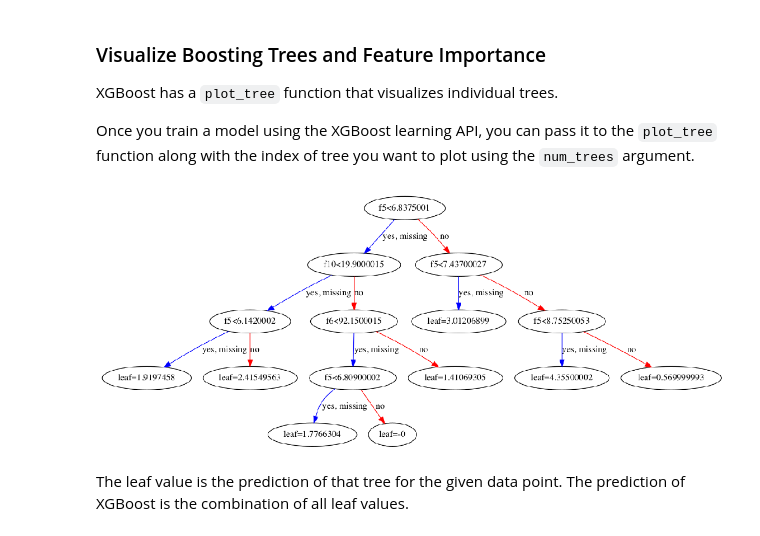
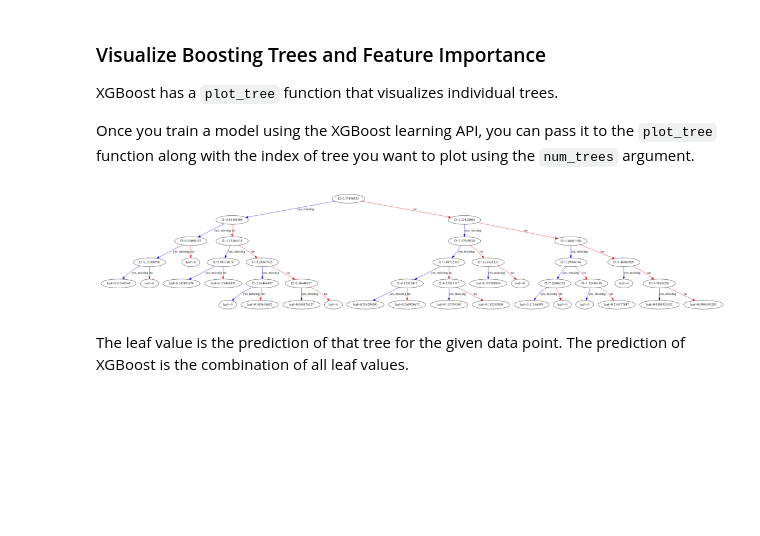
Before and after one commit to yin-penghang/AMAT593, a Jupyter notebook: 13_Ensemble-Methods/03-Gradient Boosting.ipynb, the cells around one changed output. Drawn from its saved outputs; the diff is of its cells as text; code cells hidden in the pictures; blank space fills up the shorter version.

```diff
--- a/13_Ensemble-Methods/03-Gradient Boosting.ipynb
+++ b/13_Ensemble-Methods/03-Gradient Boosting.ipynb
@@ -79,4 +78,4 @@ Install XGBoost: ``conda install -c conda-forge xgboost``
 # %%
-from sklearn.datasets import load_boston
-boston = load_boston()
+from sklearn.datasets import fetch_california_housing
+housing = fetch_california_housing()
 # %%
@@ -115,8 +113,8 @@ Boston house prices dataset
 # %%
 import pandas as pd
 
-data = pd.DataFrame(boston.data)
-data.columns = boston.feature_names
+data = pd.DataFrame(housing.data)
+data.columns = housing.feature_names
 # %%
 data.head()
 # %% [output]
@@ -129,4 +127,4 @@ data.head()
 # %%
-data['PRICE'] = boston.target
+data['PRICE'] = housing.target
 data.head()
 # %% [output]
@@ -257,10 +275,10 @@ Once you train a model using the XGBoost learning API, you can pass it to the ``
 # %%
 xg_reg = xgb.train(params=params, dtrain=data_dmatrix, num_boost_round=10)
 # %%
-ax = xgb.plot_tree(xg_reg,num_trees=0) # num_trees: specify the ordinal number of target tree
+ax = xgb.plot_tree(xg_reg,num_trees=1) # num_trees: specify the ordinal number of target tree
 ax.figure.set_size_inches(20,20)
 # %% [output]
-[figure, old version]
+[figure, new version]
 # %% [markdown]
 The leaf value is the prediction of that tree for the given data point. The prediction of XGBoost is the combination of all leaf values.
 # %% [markdown]
```
Also changed, not shown: parts of 28 cells of this notebook.
